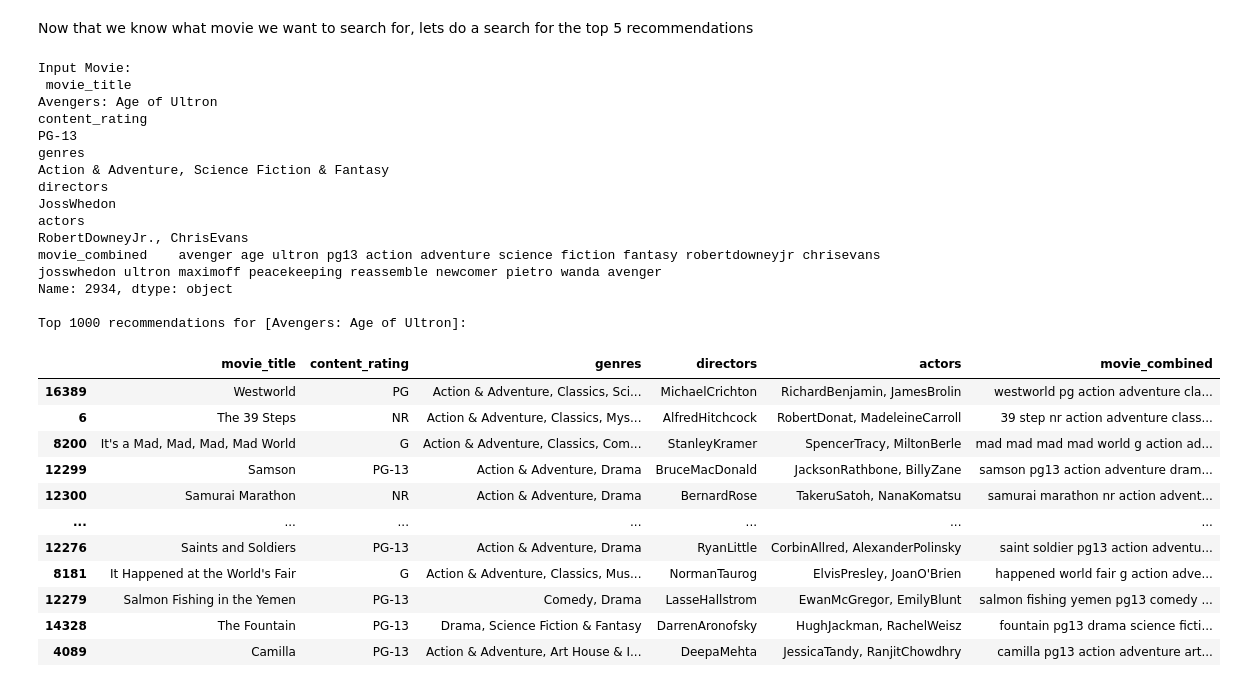
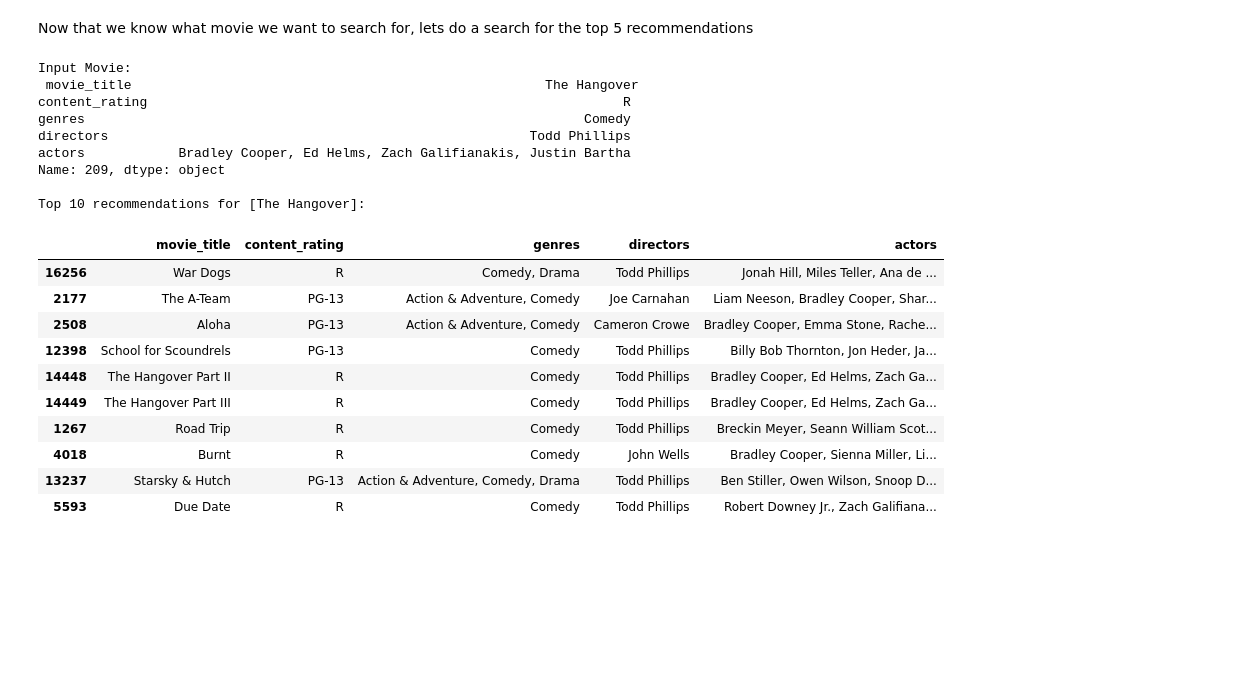
Before and after one commit to LaertXh/LLM-Project, a Jupyter notebook: CIS9665_FinalProject.ipynb, the cells around one changed output. Saved outputs shown, nothing was run; the diff lists cells and outputs as text; code cells hidden in the pictures; blank space fills up the shorter version.

```diff
--- a/CIS9665_FinalProject-V0.3.0-standard.ipynb
+++ b/CIS9665_FinalProject.ipynb
@@ -247,5 +278,6 @@ def clean_text(text):
 # %%
 #Use function to clean the movie_combined column
 df_cleaned['movie_combined'] = df_cleaned['movie_combined'].apply(clean_text)
-df_cleaned['movie_combined'].head()
+df_cleaned['genres'] = df_cleaned['genres'].apply(clean_text)
+df_cleaned.head(5)
 # %% [output]
@@ -316,25 +370,29 @@ def generate_forest(docs, permutations):
 - Querying the forest with MinHash and return the number of requested recommendations
 - Providing the titles of each conference paper recommended
 # %%
-def predict(idx, df_cleaned, permutations, num_results, forest):
+def predict(idx, df_cleaned, permutations, num_results, forest, k):
     """
     Find num_results nearest neighbors for the movie at index idx,
     excluding the movie itself from the recommendations.
+    Also returns the shingles used for the query.
     """
-    text = df_cleaned.loc[idx, 'movie_combined']  # or any text field you used for creating shingles
-    shingles = create_shingles(text)
+    genre_text = df_cleaned.loc[idx, 'genres']  # Or whatever your genre column is named
+    movie_text = df_cleaned.loc[idx, 'movie_combined']
+
+    shingles = create_genre_guided_shingles(genre_text, movie_text, k)
+
     m = MinHash(num_perm=permutations)
     for shingle in shingles:
         m.update(shingle.encode('utf8'))
 
-    # Query for num_results + 1 because the movie itself will be returned
+    # Query for num_results + 1 to account for the movie itself
     idx_array = np.array(forest.query(m, num_results + 1))
+
     if len(idx_array) == 0:
-        return None
-
+        return None, shingles
 
     # Remove the movie itself from the results
     idx_array = idx_array[idx_array != idx]
 
-    result = df_cleaned.loc[idx_array][['movie_title', 'content_rating', 'genres', 'directors', 'actors', 'movie_combined']]
-    return result
+    result = df_cleaned_english.loc[idx_array][['movie_title', 'content_rating', 'genres', 'directors', 'actors']]
+    return result, shingles
@@ -372,0 +429,11 @@ search_list
+# %%
+# Set number of Permutations
+permutations = 512
+k = 2
+# %%
+forest = generate_forest(
+    genre_texts = df_cleaned['genres'].tolist(),
+    movie_texts = df_cleaned['movie_combined'].tolist(),
+    permutations = permutations,
+    k = k
+)
@@ -373,35 +443,33 @@ search_list
 # %% [markdown]
 Now that we know what movie we want to search for, lets do a search for the top 5 recommendations
 # %%
-idx = 2934
+idx = 209
 num_recommendations = 10
-input_title = df_cleaned.loc[idx]['movie_title']
+input_title = df_cleaned_english.loc[idx]['movie_title']
 input_text = df_cleaned.loc[idx]['movie_combined']
-results = predict(idx, df_cleaned, permutations, num_recommendations, forest)
-movie_info = df_cleaned.loc[idx, ['movie_title', 'content_rating', 'genres', 'directors', 'actors', 'movie_combined']]
+results, test_shingles = predict(idx, df_cleaned, permutations, num_recommendations, forest, k)
+movie_info = df_cleaned_english.loc[idx, ['movie_title', 'content_rating', 'genres', 'directors', 'actors']]
 print("Input Movie:\n", movie_info)
 print(f'\nTop {num_recommendations} recommendations for [{input_title}]:')
 results
 # %% [output]
 Input Movie:
- movie_title                                                                                                                                                           Avengers: Age of Ultron
-content_rating                                                                                                                                                                          PG-13
-genres                                                                                                                                          Action & Adventure, Science Fiction & Fantasy
-directors                                                                                                                                                                          JossWhedon
-actors                                                                                                                                                            RobertDowneyJr., ChrisEvans
-movie_combined    avenger age ultron pg13 action adventure science fiction fantasy robertdowneyjr chrisevans josswhedon ultron maximoff peacekeeping reassemble newcomer pietro wanda avenger
-Name: 2934, dtype: object
+ movie_title                                                     The Hangover
+content_rating                                                             R
+genres                                                                Comedy
+directors                                                      Todd Phillips
+actors            Bradley Cooper, Ed Helms, Zach Galifianakis, Justin Bartha
+Name: 209, dtype: object
 
-Top 1000 recommendations for [Avengers: Age of Ultron]:
+Top 10 recommendations for [The Hangover]:
-|  | movie_title | content_rating | genres | directors | actors | movie_combined |
-| 16389 | Westworld | PG | Action & Adventure, Classics, Sci... | MichaelCrichton | RichardBenjamin, JamesBrolin | westworld pg action adventure cla... |
-| 6 | The 39 Steps | NR | Action & Adventure, Classics, Mys... | AlfredHitchcock | RobertDonat, MadeleineCarroll | 39 step nr action adventure class... |
-| 8200 | It's a Mad, Mad, Mad, Mad World | G | Action & Adventure, Classics, Com... | StanleyKramer | SpencerTracy, MiltonBerle | mad mad mad mad world g action ad... |
-| 12299 | Samson | PG-13 | Action & Adventure, Drama | BruceMacDonald | JacksonRathbone, BillyZane | samson pg13 action adventure dram... |
-| 12300 | Samurai Marathon | NR | Action & Adventure, Drama | BernardRose | TakeruSatoh, NanaKomatsu | samurai marathon nr action advent... |
-| ... | ... | ... | ... | ... | ... | ... |
-| 12276 | Saints and Soldiers | PG-13 | Action & Adventure, Drama | RyanLittle | CorbinAllred, AlexanderPolinsky | saint soldier pg13 action adventu... |
-| 8181 | It Happened at the World's Fair | G | Action & Adventure, Classics, Mus... | NormanTaurog | ElvisPresley, JoanO'Brien | happened world fair g action adve... |
-| 12279 | Salmon Fishing in the Yemen | PG-13 | Comedy, Drama | LasseHallstrom | EwanMcGregor, EmilyBlunt | salmon fishing yemen pg13 comedy ... |
-| 14328 | The Fountain | PG-13 | Drama, Science Fiction & Fantasy | DarrenAronofsky | HughJackman, RachelWeisz | fountain pg13 drama science ficti... |
-| 4089 | Camilla | PG-13 | Action & Adventure, Art House & I... | DeepaMehta | JessicaTandy, RanjitChowdhry | camilla pg13 action adventure art... |
+|  | movie_title | content_rating | genres | directors | actors |
+| 16256 | War Dogs | R | Comedy, Drama | Todd Phillips | Jonah Hill, Miles Teller, Ana de ... |
+| 2177 | The A-Team | PG-13 | Action & Adventure, Comedy | Joe Carnahan | Liam Neeson, Bradley Cooper, Shar... |
+| 2508 | Aloha | PG-13 | Action & Adventure, Comedy | Cameron Crowe | Bradley Cooper, Emma Stone, Rache... |
+| 12398 | School for Scoundrels | PG-13 | Comedy | Todd Phillips | Billy Bob Thornton, Jon Heder, Ja... |
+| 14448 | The Hangover Part II | R | Comedy | Todd Phillips | Bradley Cooper, Ed Helms, Zach Ga... |
+| 14449 | The Hangover Part III | R | Comedy | Todd Phillips | Bradley Cooper, Ed Helms, Zach Ga... |
+| 1267 | Road Trip | R | Comedy | Todd Phillips | Breckin Meyer, Seann William Scot... |
+| 4018 | Burnt | R | Comedy | John Wells | Bradley Cooper, Sienna Miller, Li... |
+| 13237 | Starsky & Hutch | PG-13 | Action & Adventure, Comedy, Drama | Todd Phillips | Ben Stiller, Owen Wilson, Snoop D... |
+| 5593 | Due Date | R | Comedy | Todd Phillips | Robert Downey Jr., Zach Galifiana... |
```
Also changed, not shown: parts of 22 cells of this notebook, 2 other files.
